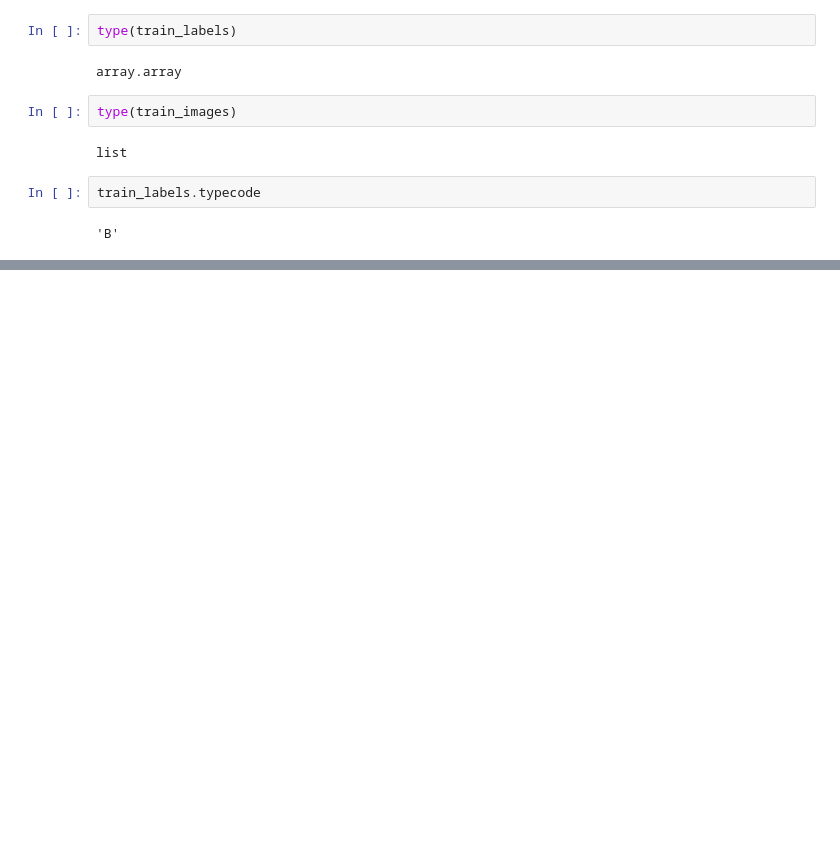
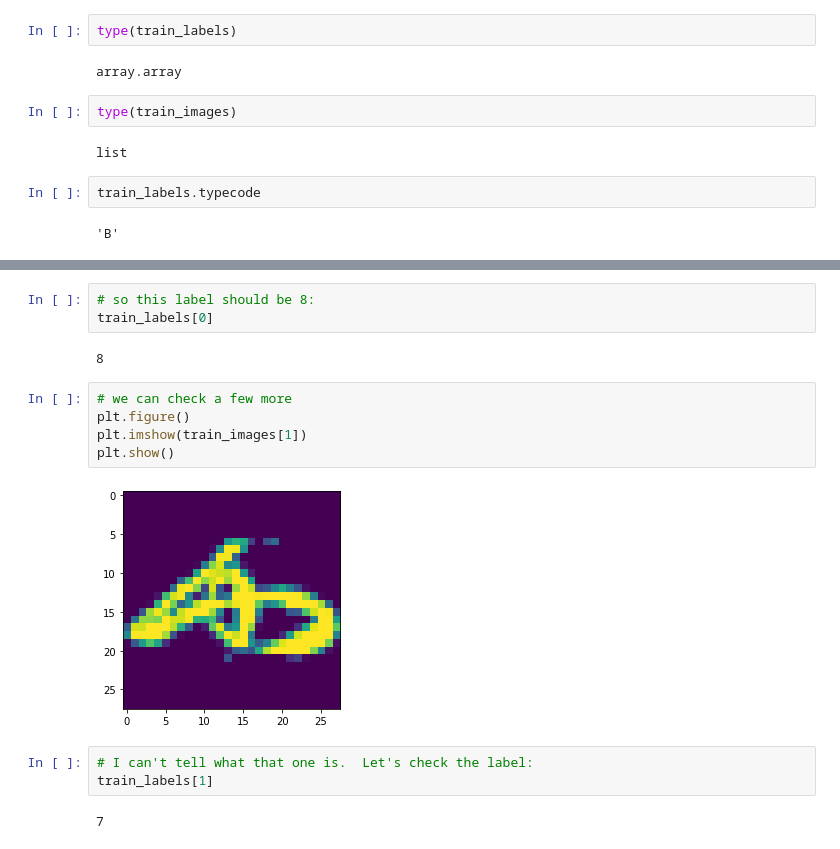
Before and after one commit to franklinhurst/AdvancedDataScience, a Jupyter notebook: Kuzushiji.data_exp.ipynb, the cells around one changed output, grey strips where cells are left out. Drawn from its saved outputs; the diff is of its cells as text; blank space fills up the shorter version.

```diff
--- a/Kuzushiji.data_exp.ipynb
+++ b/Kuzushiji.data_exp.ipynb
@@ -229,0 +312,17 @@ TypeError: unsupported operand type(s) for /: 'list' and 'int'
+# %%
+# so this label should be 8:
+train_labels[0]
+# %% [output]
+8
+# %%
+# we can check a few more
+plt.figure()
+plt.imshow(train_images[1])
+plt.show()
+# %% [output]
+[figure, added]
+# %%
+# I can't tell what that one is.  Let's check the label:
+train_labels[1]
+# %% [output]
+7
```
Also changed, not shown: parts of 51 cells of this notebook.
